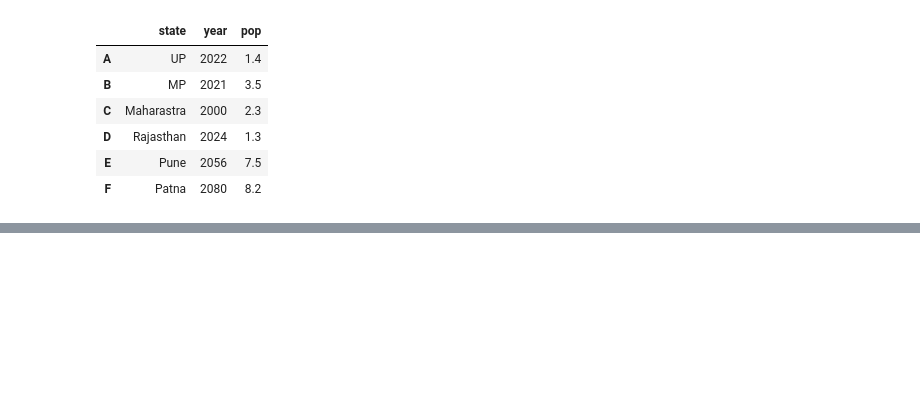
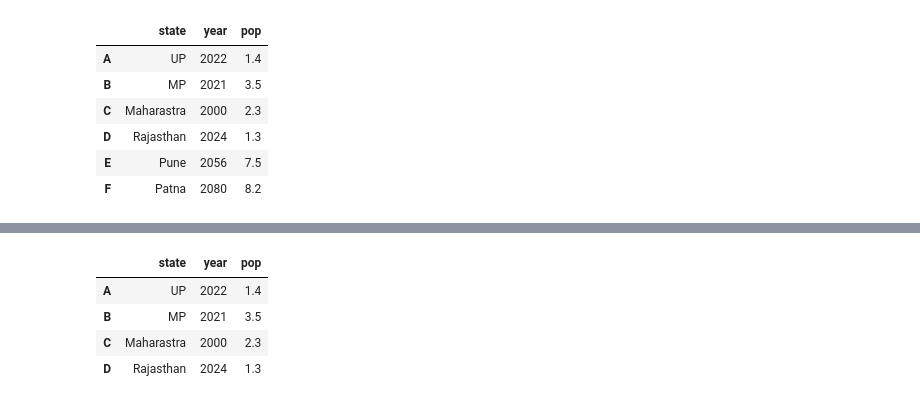
Before and after one commit to 2k24cs2r2512607-sketch/Python-Data-Analysis-Learning, a Jupyter notebook: Python/Pandas/loc_in_python.ipynb, the cells around one changed output, grey strips where cells are left out. Cells and saved outputs as stored; diff of their text form; code cells hidden in the pictures; blank space fills up the shorter version.

```diff
--- a/Python/Pandas/loc_in_python.ipynb
+++ b/Python/Pandas/loc_in_python.ipynb
@@ -80,0 +91,8 @@ indice=data2.index[data2['pop']>2].tolist() #Finding index based on condition
+# %%
+data2.loc['A':'D']
+# %% [output]
+|  | state | year | pop |
+| A | UP | 2022 | 1.4 |
+| B | MP | 2021 | 3.5 |
+| C | Maharastra | 2000 | 2.3 |
+| D | Rajasthan | 2024 | 1.3 |
```
Also changed, not shown: parts of 1 cell of this notebook, 2 other files.
